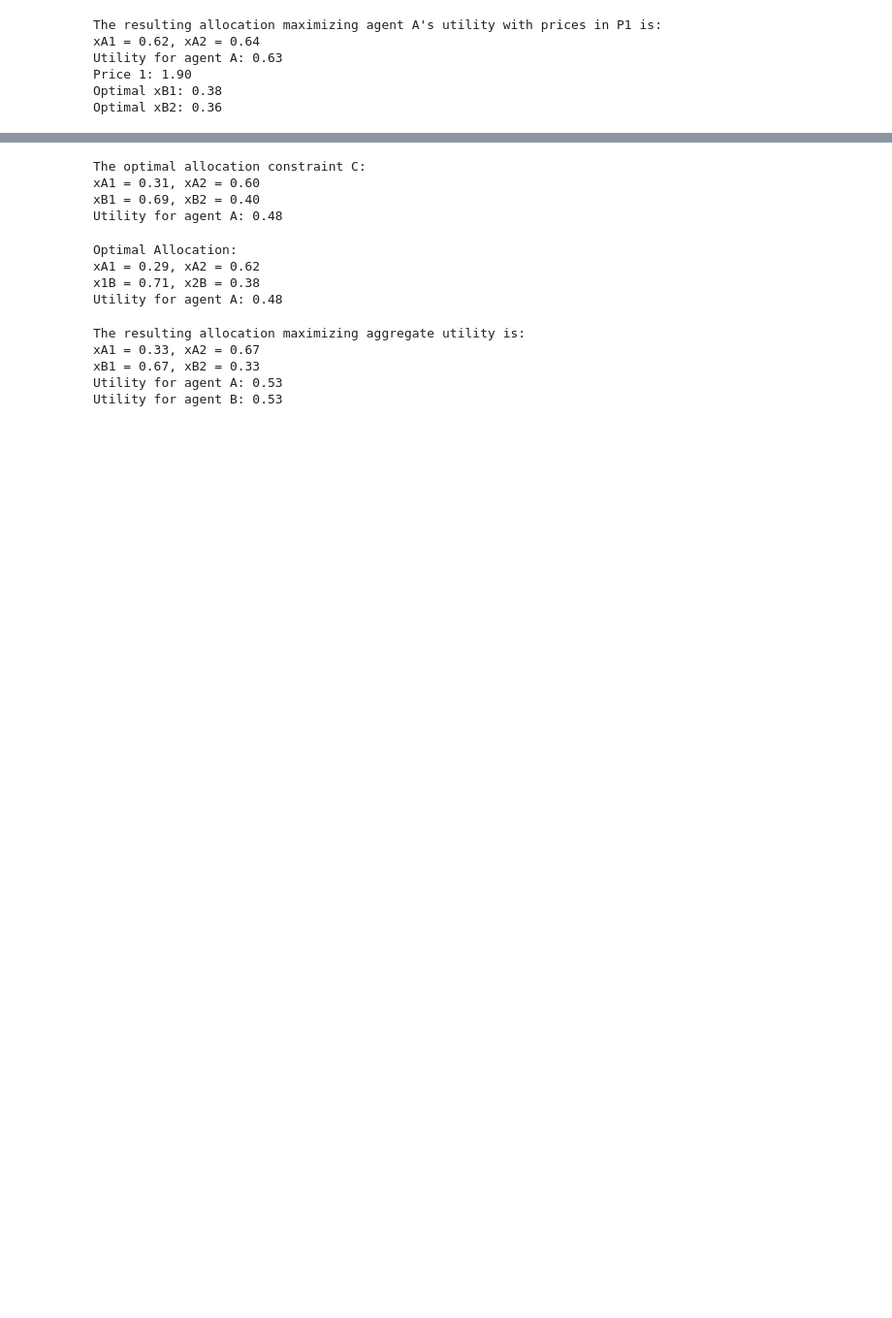
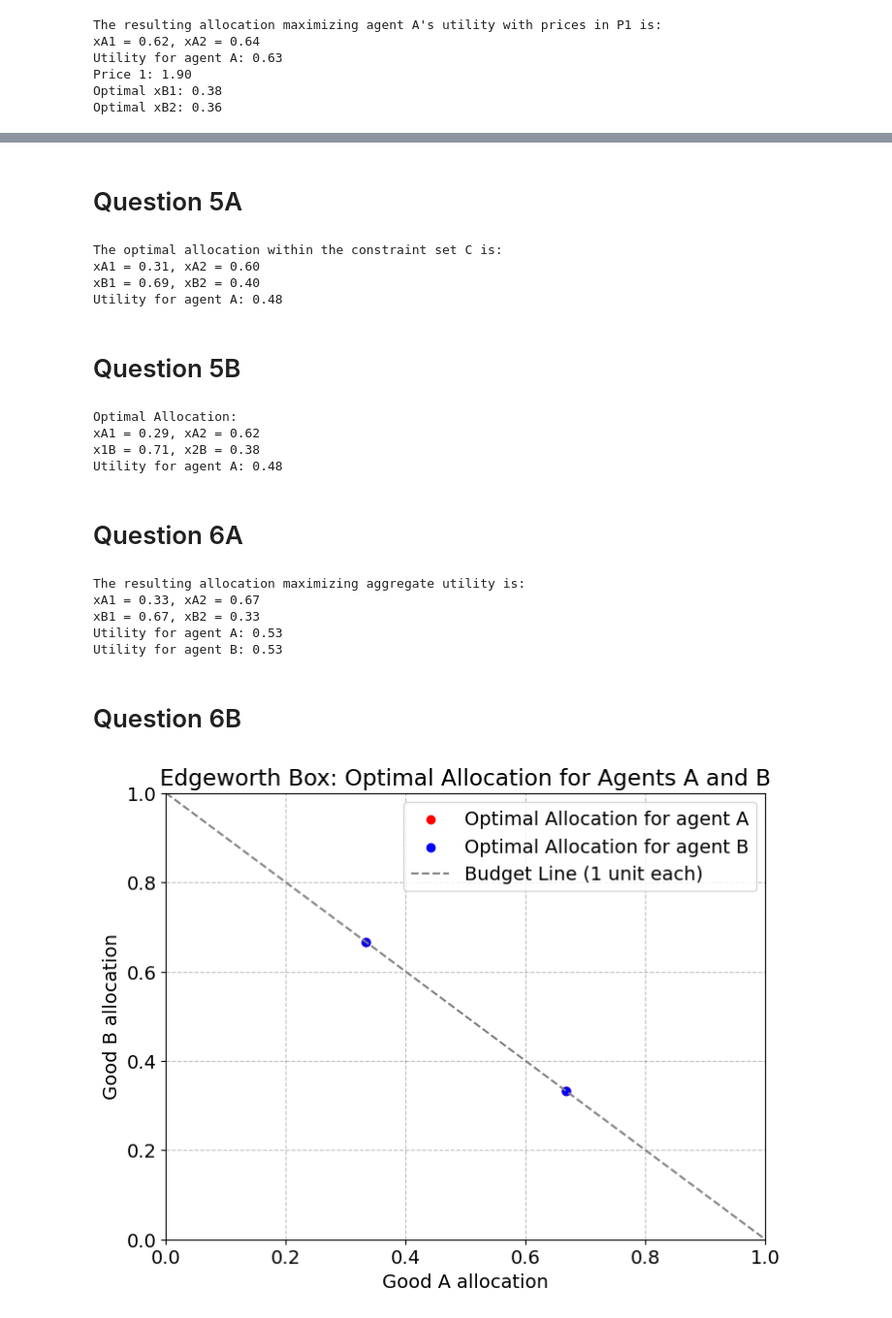
Before and after one commit to NumEconCopenhagen/projects-2024-malik-og-mads, a Jupyter notebook: inauguralproject/InauguralProject2024.ipynb, the cells around one changed output, grey strips where cells are left out. Shown at 97% size. Drawn from its saved outputs; the diff is of its cells as text; code cells hidden in the pictures; blank space fills up the shorter version.

```diff
--- a/inauguralproject/InauguralProject2024.ipynb
+++ b/inauguralproject/InauguralProject2024.ipynb
@@ -266,10 +300,11 @@ Optimal xB2: 0.36
+# %% [markdown]
+# Question 5A
 # %%
-# 5a Initialize variables to store the best allocation
+# Setting variables to store the best allocation
 ua_best = -np.inf
 xA_best = None
 xB_best = None
 
-# Parameters for iterating over constraint set C
 N = 75
 
 # Iterate over constraint set C
@@ -284,14 +319,16 @@ for x1A in np.linspace(0, 1, N+1):
             xA_best = (x1A, x2A)
             xB_best = (x1B, x2B)
 
-# Print the optimal allocation for A and B within the constraint set C
-print("The optimal allocation with constraint C:")
+# Printing the optimal allocation for A and B within the constraint set C
+print("The optimal allocation within the constraint set C is:")
 print(f"xA1 = {xA_best[0]:.2f}, xA2 = {xA_best[1]:.2f}")
 print(f"xB1 = {xB_best[0]:.2f}, xB2 = {xB_best[1]:.2f}")
 print(f"Utility for agent A: {ua_best:.2f}")
 # %% [output]
-The optimal allocation constraint C:
+The optimal allocation within the constraint set C is:
 xA1 = 0.31, xA2 = 0.60
 xB1 = 0.69, xB2 = 0.40
 Utility for agent A: 0.48
+# %% [markdown]
+# Question 5B
 # %%
@@ -333,4 +369,6 @@ Optimal Allocation:
 xA1 = 0.29, xA2 = 0.62
 x1B = 0.71, x2B = 0.38
 Utility for agent A: 0.48
+# %% [markdown]
+# Question 6A
 # %%
@@ -371,3 +408,35 @@ xA1 = 0.33, xA2 = 0.67
 xB1 = 0.67, xB2 = 0.33
 Utility for agent A: 0.53
 Utility for agent B: 0.53
+# %% [markdown]
+# Question 6B
+# %%
+import matplotlib.pyplot as plt
+
+# Define the optimal allocation points
+xA1_optimal = xA_optimal[0]
+xA2_optimal = xA_optimal[1]
+xB1_optimal = xB_optimal[0]
+xB2_optimal = xB_optimal[1]
+
+# Reflecting points across the diagonal line
+xA1_reflected = 1 - xB1_optimal
+xA2_reflected = 1 - xB2_optimal
+xB1_reflected = 1 - xA1_optimal
+xB2_reflected = 1 - xA2_optimal
+
+# Plot the allocation
+plt.figure(figsize=(8, 6))
+plt.scatter([xA1_optimal, xA2_optimal], [xB1_optimal, xB2_optimal], color='red', label='Optimal Allocation for agent A')
+plt.scatter([xA1_reflected, xA2_reflected], [xB1_reflected, xB2_reflected], color='blue', label='Optimal Allocation for agent B')
+plt.plot([0, 1], [1, 0], linestyle='--', color='gray', label='Budget Line (1 unit each)')
+plt.xlim(0, 1)
+plt.ylim(0, 1)
+plt.xlabel('Good A allocation')
+plt.ylabel('Good B allocation')
+plt.title('Edgeworth Box: Optimal Allocation for Agents A and B')
+plt.legend()
+plt.grid(True)
+plt.show()
+# %% [output]
+[figure, added]
```
Also changed, not shown: parts of 16 cells of this notebook.
